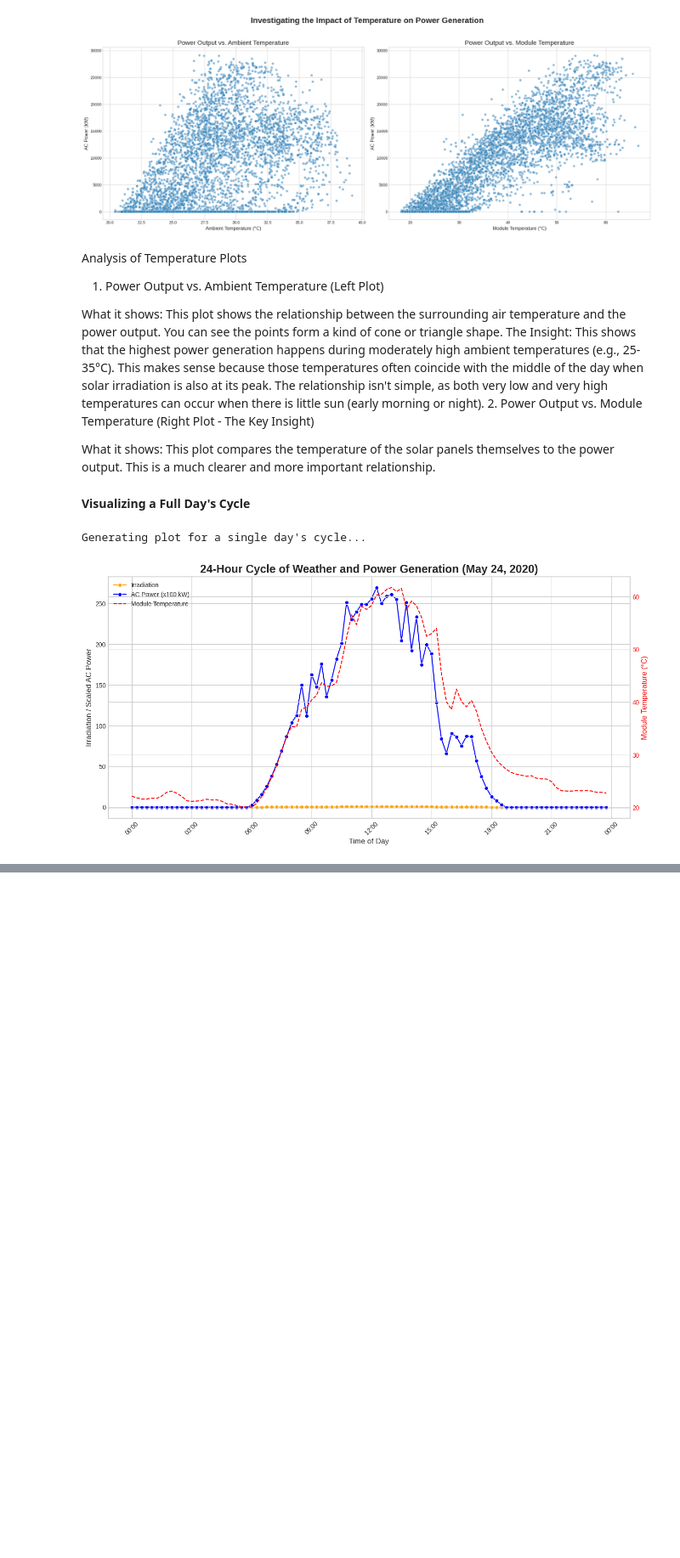
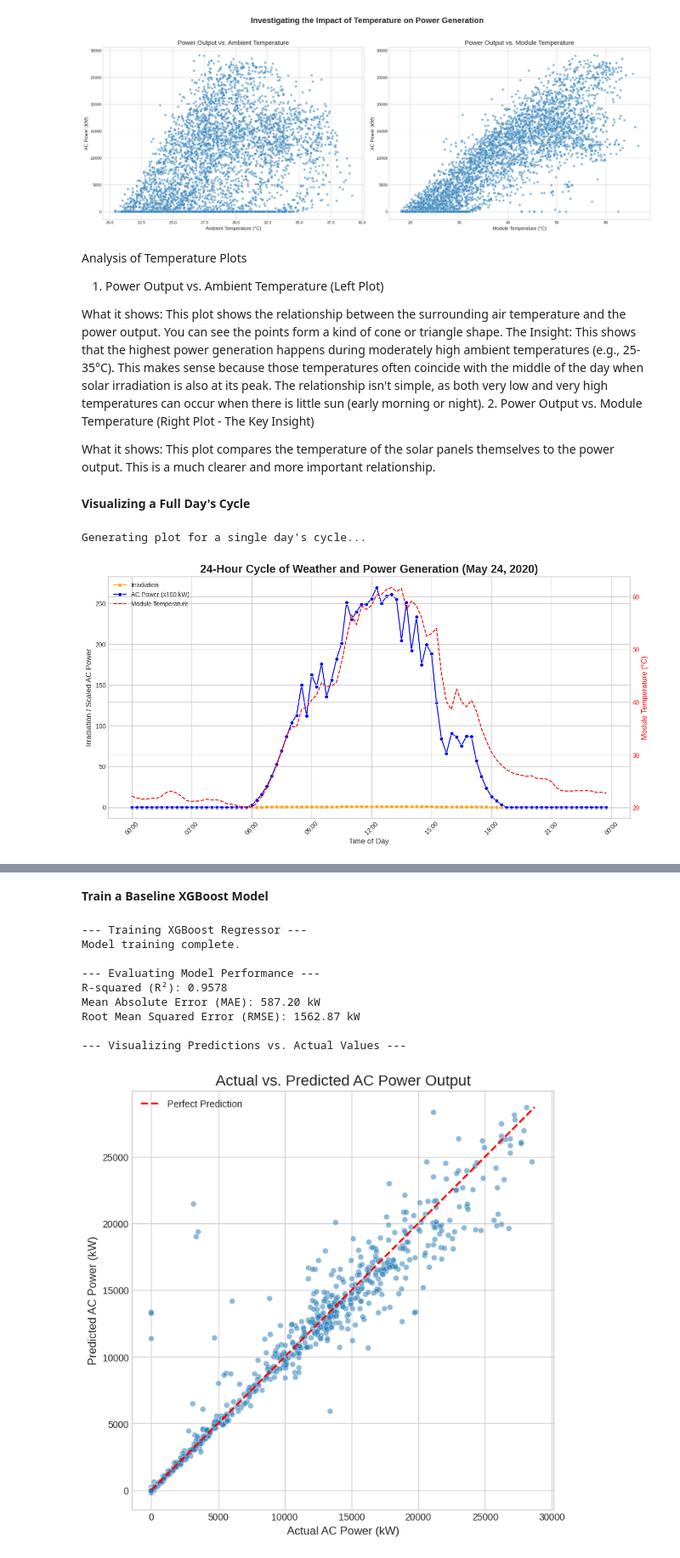
Before and after one commit to theouterlimitz/Solar_Power_Prediction, a Jupyter notebook: 02_Solar_EDA_and_Modeling.ipynb, the cells around one changed output, grey strips where cells are left out. Shown at 85% size. Saved outputs shown, nothing was run; the diff lists cells and outputs as text; code cells hidden in the pictures; blank space fills up the shorter version.

```diff
--- a/02_Solar_EDA_and_Modeling.ipynb
+++ b/02_Solar_EDA_and_Modeling.ipynb
@@ -152,0 +231,79 @@ Generating plot for a single day's cycle...
+# %% [markdown]
+**Train a Baseline XGBoost Model**
+# %%
+import xgboost as xgb
+from sklearn.metrics import r2_score, mean_absolute_error, mean_squared_error
+import matplotlib.pyplot as plt
+import seaborn as sns
+import numpy as np
+
+# --- Assume these variables are loaded in your notebook's memory ---
+# X_train_scaled, X_test_scaled, y_train, y_test
+
+# ===================================================================
+# ---  Train and Evaluate a Baseline Model (XGBoost Regressor) ---
+# ===================================================================
+print("--- Training XGBoost Regressor ---")
+
+# 1. Initialize and Train the Model
+# n_estimators=100 is a good starting point.
+# random_state=42 ensures we get the same results every time.
+xgb_reg = xgb.XGBRegressor(n_estimators=100, random_state=42, n_jobs=-1)
+
+# Train the model on the scaled training data
+xgb_reg.fit(X_train_scaled, y_train)
+print("Model training complete.")
+
+
+# 2. Make Predictions on the Test Set
+print("\n--- Evaluating Model Performance ---")
+y_pred = xgb_reg.predict(X_test_scaled)
+
+
+# 3. Evaluate the Model's Performance with Regression Metrics
+# R-squared (R²): The proportion of variance explained by the model. Closer to 1.0 is better.
+r2 = r2_score(y_test, y_pred)
+print(f"R-squared (R²): {r2:.4f}")
+
+# Mean Absolute Error (MAE): The average absolute difference between predicted and actual values. Lower is better.
+mae = mean_absolute_error(y_test, y_pred)
+print(f"Mean Absolute Error (MAE): {mae:.2f} kW")
+
+# Root Mean Squared Error (RMSE): Similar to MAE but penalizes larger errors more. Lower is better.
+rmse = np.sqrt(mean_squared_error(y_test, y_pred))
+print(f"Root Mean Squared Error (RMSE): {rmse:.2f} kW")
+
+
+# ===================================================================
+# --- Step 4: Visualize the Predictions ---
+# ===================================================================
+print("\n--- Visualizing Predictions vs. Actual Values ---")
+
+# A scatter plot is perfect for comparing predicted vs. actual values.
+# If the model is perfect, all points will lie on the y=x line.
+plt.style.use('seaborn-v0_8-whitegrid')
+plt.figure(figsize=(8, 8))
+
+sns.scatterplot(x=y_test, y=y_pred, alpha=0.5)
+
+# Add a line for perfect predictions (y=x)
+max_val = max(y_test.max(), y_pred.max())
+plt.plot([0, max_val], [0, max_val], color='red', linestyle='--', lw=2, label='Perfect Prediction')
+
+plt.title('Actual vs. Predicted AC Power Output', fontsize=16)
+plt.xlabel('Actual AC Power (kW)', fontsize=12)
+plt.ylabel('Predicted AC Power (kW)', fontsize=12)
+plt.legend()
+plt.axis('equal') # Ensure the x and y axes have the same scale for a true 45-degree line
+plt.show()
+# %% [output]
+--- Training XGBoost Regressor ---
+Model training complete.
+
+--- Evaluating Model Performance ---
+R-squared (R²): 0.9578
+Mean Absolute Error (MAE): 587.20 kW
+Root Mean Squared Error (RMSE): 1562.87 kW
+
+--- Visualizing Predictions vs. Actual Values ---
+[figure, added]
```
Also changed, not shown: parts of 6 cells of this notebook.
